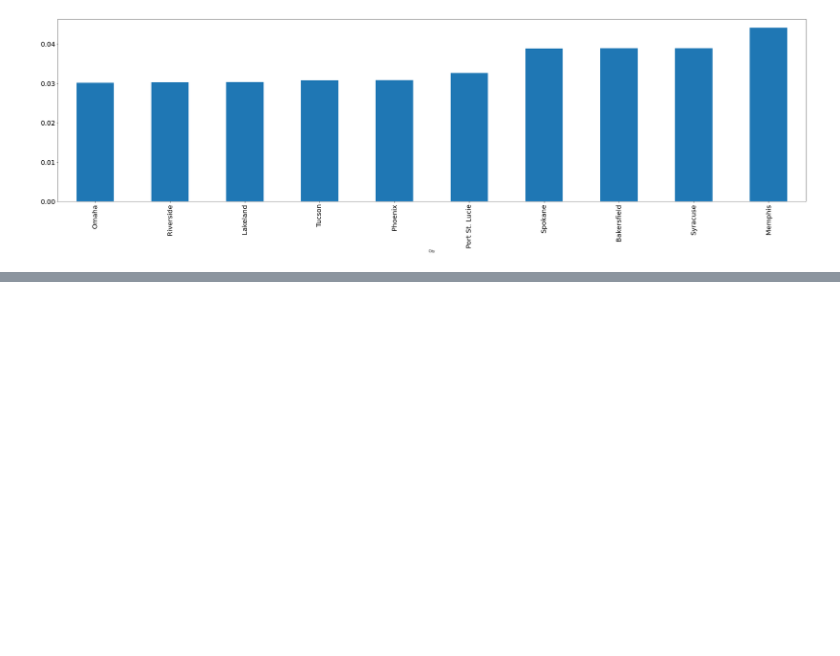
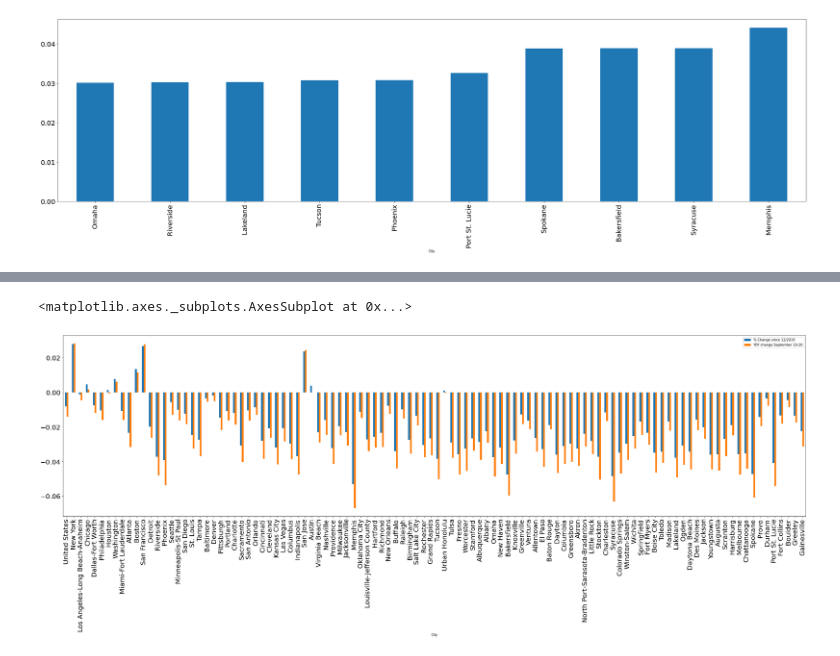
Before and after one commit to Luminous171/Project_1, a Jupyter notebook: Python_Files/Project_1_AH.ipynb, the cells around one changed output, grey strips where cells are left out. Saved outputs shown, nothing was run; the diff lists cells and outputs as text; code cells hidden in the pictures; blank space fills up the shorter version.

Commit message:
Updating AH corona impact

```diff
--- a/Python_Files/Project_1_AH.ipynb
+++ b/Python_Files/Project_1_AH.ipynb
@@ -125,3 +126,19 @@ dtype: float64
 # %% [output]
 <matplotlib.axes._subplots.AxesSubplot at 0x...>
 [figure]
+# %%
+# YTD change 12/31/19 to 9/30/20
+ytd_start_date="2019-12"
+ytd_end_date="2020-09"
+
+change_since_dec = rental_price_df.loc[start_date]/rental_price_df.loc[end_date]-1
+change_since_dec
+
+yoy_start_date="2019-09"
+yoy_end_date="2020-09"
+
+yoy_change_rental = rental_price_df.loc[yoy_start_date]/rental_price_df.loc[yoy_end_date]-1
+yoy_change_rental
+
+corona_impact_df = pd.DataFrame(change_since_dec,columns=["% Change since 12/2019"])
+corona_impact_df["YOY change September 19-20"]=yoy_change_rental
@@ -127,0 +162,5 @@ dtype: float64
+# %%
+corona_impact_df.plot(kind='bar',figsize=(40,10),fontsize=(20))
+# %% [output]
+<matplotlib.axes._subplots.AxesSubplot at 0x...>
+[figure, added]
```
Also changed, not shown: parts of 2 cells of this notebook.
